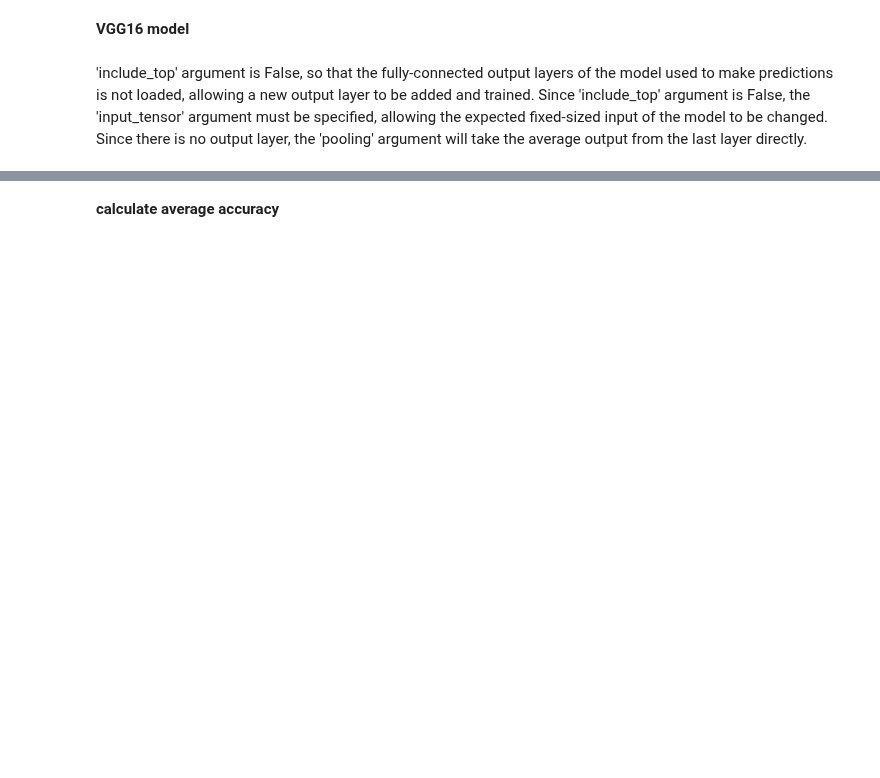
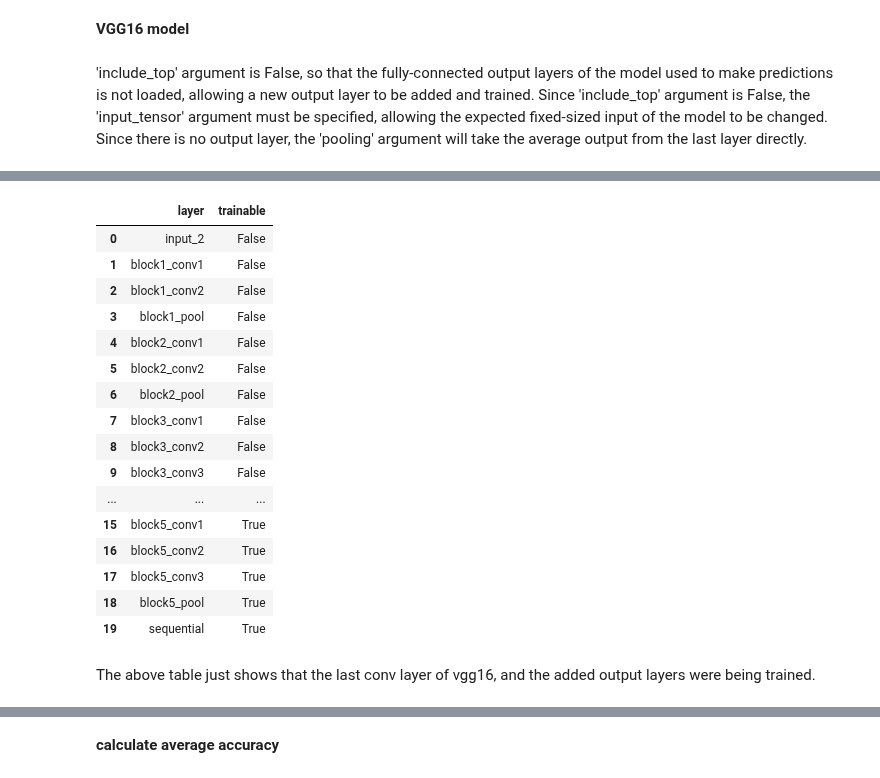
Before and after one commit to doscsy12/knee_mri_proj, a Jupyter notebook: code/Model_building_meniscus_vgg16.ipynb, the cells around one changed output, grey strips where cells are left out. Cells and saved outputs as stored; diff of their text form; code cells hidden in the pictures; blank space fills up the shorter version.

```diff
--- a/code/Model_building_meniscus_vgg16.ipynb
+++ b/code/Model_building_meniscus_vgg16.ipynb
@@ -356,3 +335,26 @@ Epoch 10/10
+# %%
+df = pd.DataFrame(([layer.name, layer.trainable] for layer in cor_men_model.layers), columns=['layer', 'trainable'])
+df.style.applymap(lambda trainable: f'background-color: {"yellow" if trainable else "white"}', subset=['trainable'])
+# %% [output]
+|  | layer | trainable |
+| 0 | input_2 | False |
+| 1 | block1_conv1 | False |
+| 2 | block1_conv2 | False |
+| 3 | block1_pool | False |
+| 4 | block2_conv1 | False |
+| 5 | block2_conv2 | False |
+| 6 | block2_pool | False |
+| 7 | block3_conv1 | False |
+| 8 | block3_conv2 | False |
+| 9 | block3_conv3 | False |
+| ... | ... | ... |
+| 15 | block5_conv1 | True |
+| 16 | block5_conv2 | True |
+| 17 | block5_conv3 | True |
+| 18 | block5_pool | True |
+| 19 | sequential | True |
+# %% [markdown]
+The above table just shows that the last conv layer of vgg16, and the added output layers were being trained.
 # %%
 # sagittal plane
 num_epochs=10
```
Also changed, not shown: parts of 17 cells of this notebook, 2 other files.
